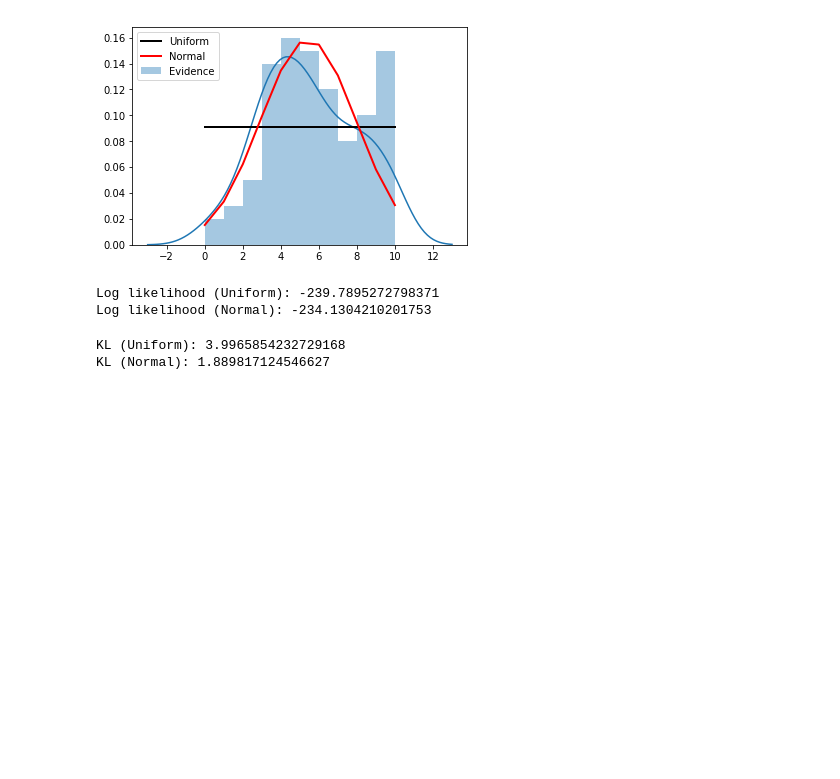
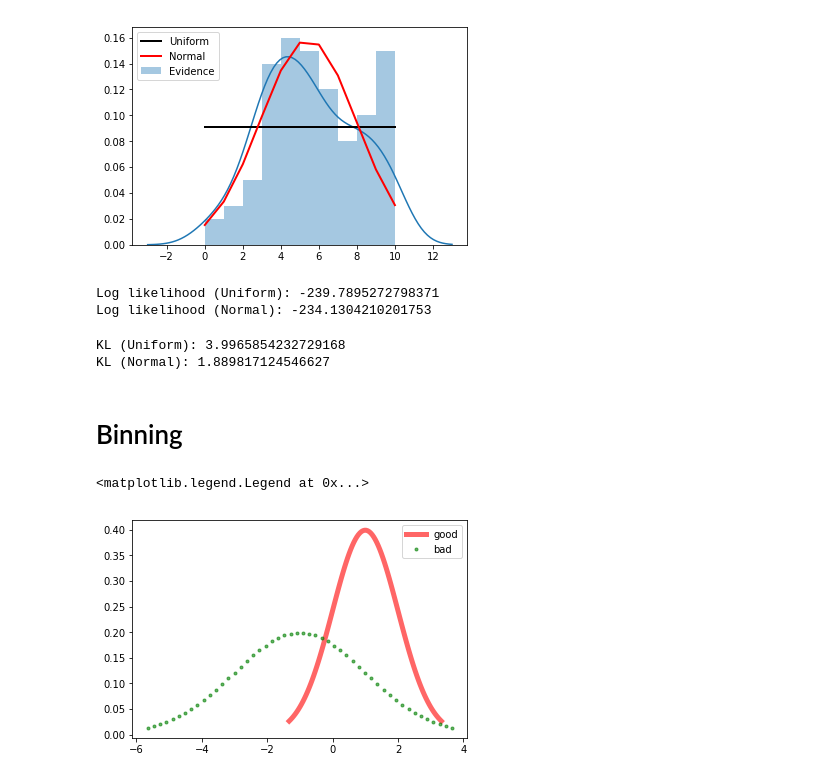
Before and after one commit to Jane-Tran/hong_notebooks, a Jupyter notebook: python/basic_distribution.ipynb, the cells around one changed output. Saved outputs shown, nothing was run; the diff lists cells and outputs as text; code cells hidden in the pictures; blank space fills up the shorter version.

```diff
--- a/python/basic_distribution.ipynb
+++ b/python/basic_distribution.ipynb
@@ -301,3 +301,26 @@ print "KL (Normal):", (p_true * np.log(p_true / p_norm)).sum()
 # %% [output]
 KL (Uniform): 3.9965854232729168
 KL (Normal): 1.889817124546627
+# %% [markdown]
+# Binning
+# %%
+# cho distribution training good (x, y)
+mu = 1
+std = 1
+x_good = np.linspace(norm.ppf(0.01, mu, std), norm.ppf(0.99, mu, std), 100)
+y_good = norm.pdf(x_good, mu, std)
+
+# cho distribution training bad (x, y)
+mu = -1
+std = 2
+x_bad = np.linspace(norm.ppf(0.01, mu, std), norm.ppf(0.99, mu, std), 50)
+y_bad = norm.pdf(x_bad, mu, std)
+
+# plot 2 distribution
+fig, ax = plt.subplots(1, 1)
+ax.plot(x_good, y_good, 'r-', lw=5, alpha=0.6, label='good')
+ax.plot(x_bad, y_bad, 'g.', lw=5, alpha=0.6, label='bad')
+ax.legend(loc="best")
+# %% [output]
+<matplotlib.legend.Legend at 0x...>
+[figure, added]
```
Also changed, not shown: parts of 2 cells of this notebook.
